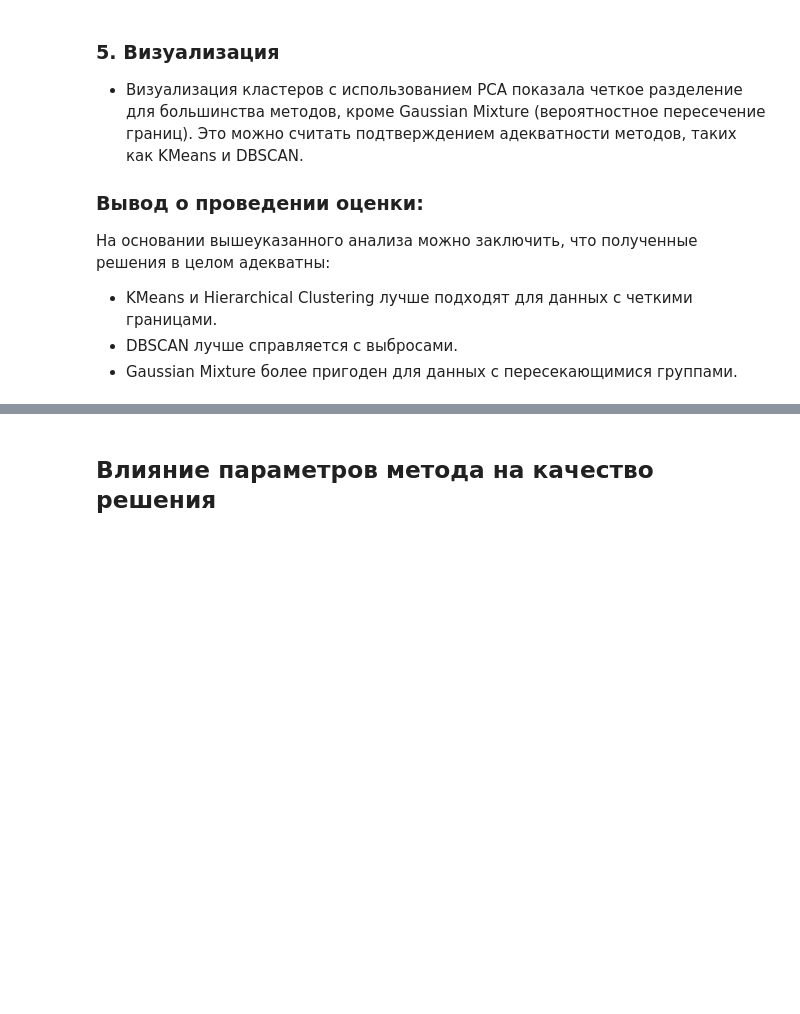
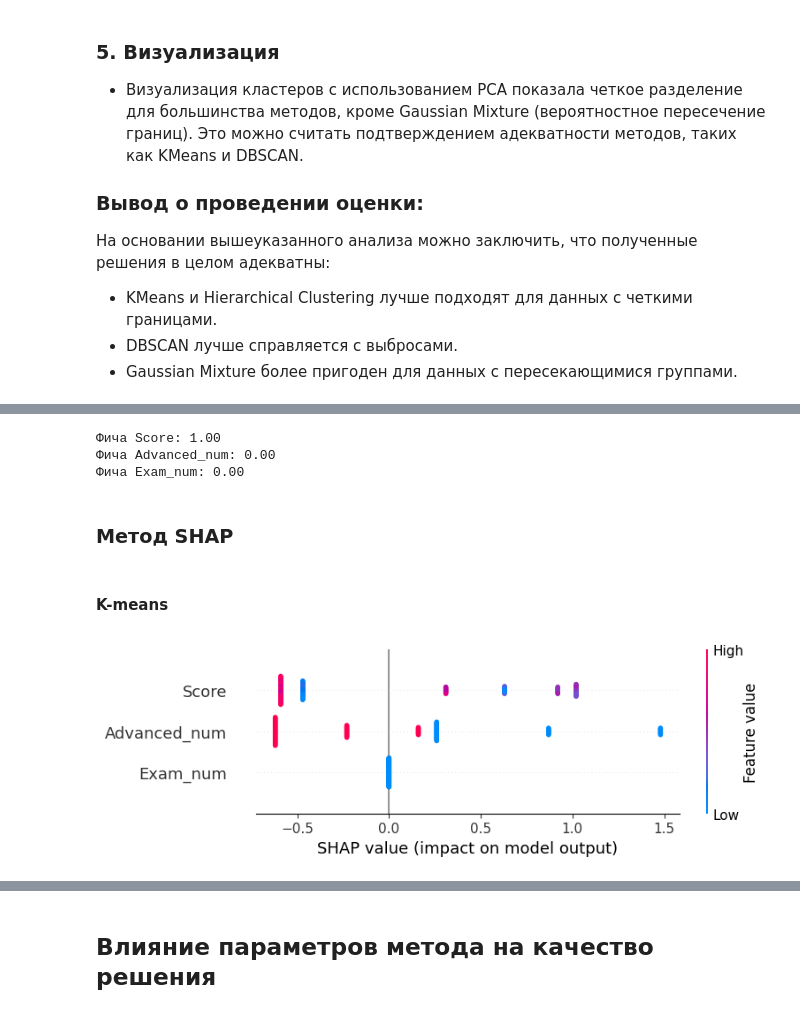
Before and after one commit to matteoxpo/DataScienceStudy, a Jupyter notebook: NSTU/DataAnalysisMethods/CGWork/CGW.ipynb, the cells around one changed output, grey strips where cells are left out. Saved outputs shown, nothing was run; the diff lists cells and outputs as text; code cells hidden in the pictures; blank space fills up the shorter version.

```diff
--- a/NSTU/DataAnalysisMethods/CGWork/CGW.ipynb
+++ b/NSTU/DataAnalysisMethods/CGWork/CGW.ipynb
@@ -798,0 +947,22 @@ model_result_stats
+# %%
+covariances = gmm.covariances_
+feature_importance = np.mean(covariances, axis=0).diagonal()
+importance_normalized = feature_importance / np.sum(feature_importance)
+
+for name, score in zip(feature_names, importance_normalized):
+    print(f"Фича {name}: {score:.2f}")
+# %% [output]
+Фича Score: 1.00
+Фича Advanced_num: 0.00
+Фича Exam_num: 0.00
+# %% [markdown]
+### Метод SHAP
+# %% [markdown]
+#### K-means
+# %%
+explainer = shap.Explainer(kmeans.predict, X)
+shap_values = explainer(X)
+
+shap.summary_plot(shap_values, X)
+# %% [output]
+[figure, added]
```
Also changed, not shown: parts of 19 cells of this notebook.
